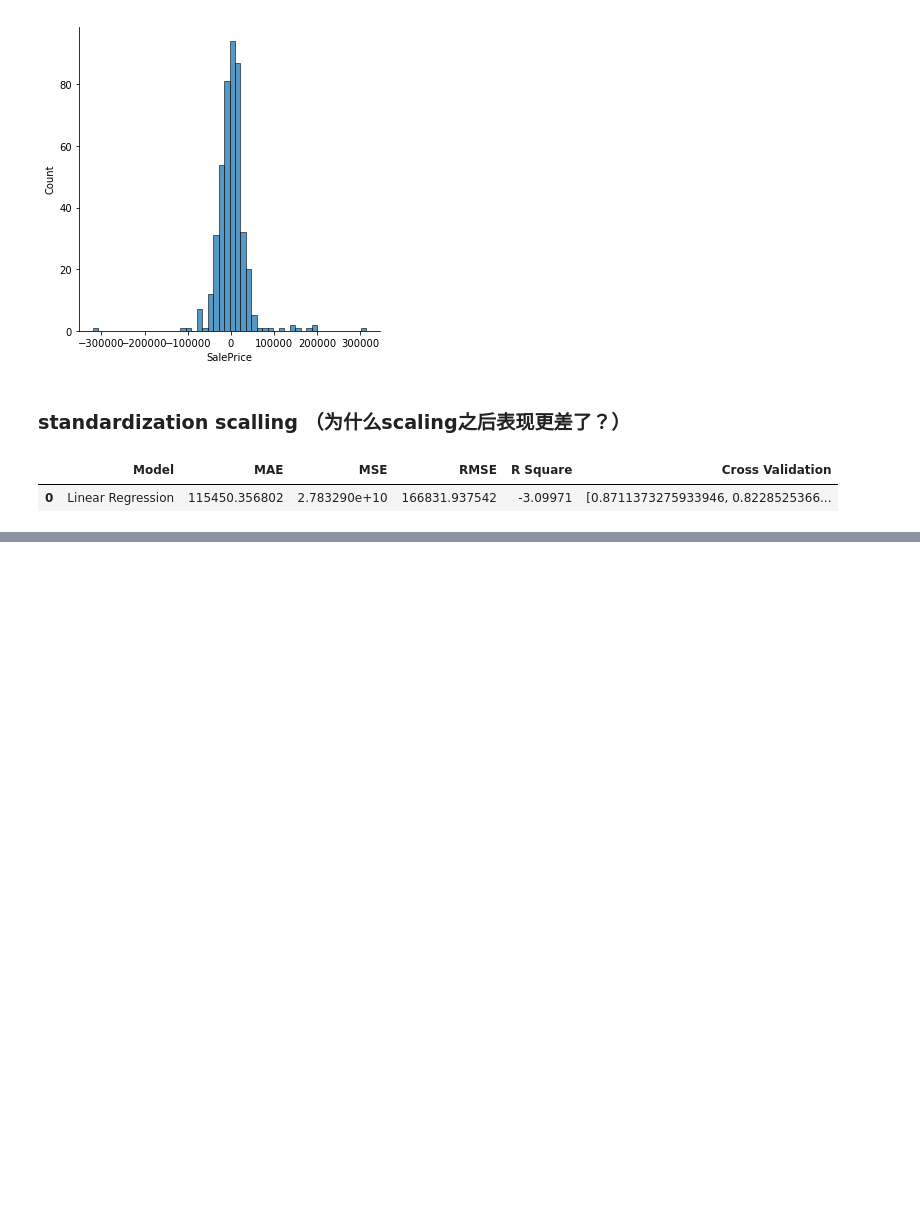
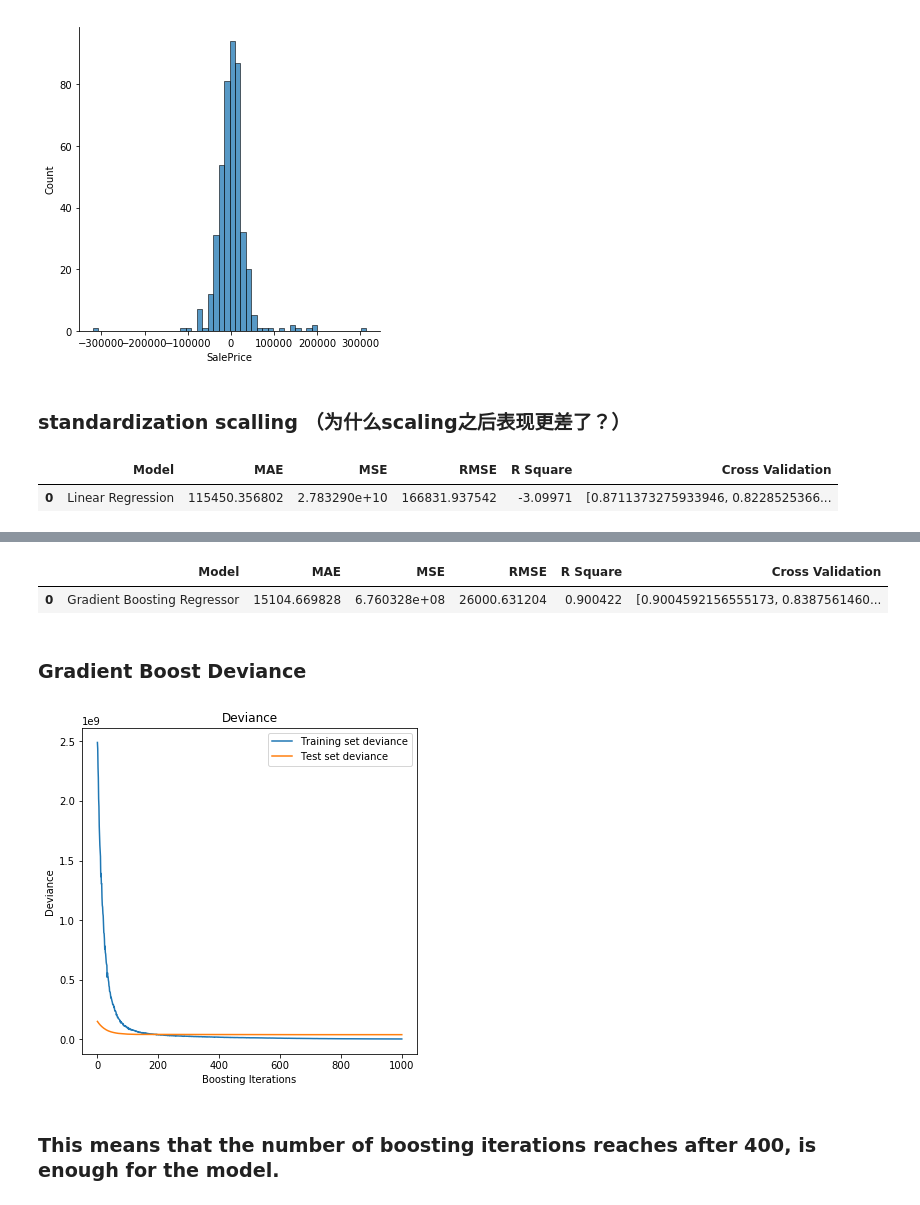
Before and after one commit to QIUYAN08042/NZseek_project, a Jupyter notebook: ML_House_price/House_Price_Pre.ipynb, the cells around one changed output, grey strips where cells are left out. Saved outputs shown, nothing was run; the diff lists cells and outputs as text; code cells hidden in the pictures; blank space fills up the shorter version.

Commit message:
update gradient boost

```diff
--- a/ML_House_price/House_Price_Pre.ipynb
+++ b/ML_House_price/House_Price_Pre.ipynb
@@ -529,0 +587,26 @@ evaluate_df_rf
+# %%
+from sklearn.model_selection import train_test_split
+
+x_train_gb, x_test_gb,y_train_gb, y_test_gb = train_test_split(x_house,y_house,test_size=0.3,random_state=0)
+# %%
+from sklearn.ensemble import GradientBoostingRegressor
+
+params = {'loss':'huber',
+        'learning_rate':0.03,
+        'n_estimators': 1000,
+        'subsample': 0.9,
+        'min_samples_split':10,
+        'max_depth': 5,
+}
+
+gb_model= GradientBoostingRegressor(**params)
+gb_model.fit(x_train_gb,y_train_gb)
+
+train_pred_gb = gb_model.predict(x_train_gb)
+test_pred_gb = gb_model.predict(x_test_gb)
+
+print('train set GradientBoost evaluation:\n________________')
+print_evaluate(y_train,train_pred_gb)
+print('===============')
+print('test set GradientBoost evaluation:\n_________________')
+print_evaluate(y_test,test_pred_gb)
@@ -529,0 +630,26 @@ evaluate_df_rf
+# %%
+evaluate_df_gb
+# %% [output]
+|  | Model | MAE | MSE | RMSE | R Square | Cross Validation |
+| 0 | Gradient Boosting Regressor | 15104.669828 | 6.760328e+08 | 26000.631204 | 0.900422 | [0.9004592156555173, 0.8387561460... |
+# %% [markdown]
+### Gradient Boost Deviance
+# %%
+test_score = np.zeros((params['n_estimators'],),dtype = np.float64)
+
+for i,y_pred in enumerate(gb_model.staged_predict(x_test_gb)):
+    test_score[i]=gb_model.loss_(y_test,y_pred)
+
+fig = plt.figure(figsize=(6,6))
+plt.subplot(1,1,1)
+plt.title('Deviance')
+plt.plot(np.arange(params['n_estimators'])+1,gb_model.train_score_,label='Training set deviance')
+plt.plot(np.arange(params['n_estimators'])+1,test_score,label='Test set deviance')
+plt.legend(loc='upper right')
+plt.xlabel('Boosting Iterations')
+plt.ylabel('Deviance')
+plt.show()
+# %% [output]
+[figure, added]
+# %% [markdown]
+### This means that the number of boosting iterations reaches after 400, is enough for the model.
```
Also changed, not shown: parts of 25 cells of this notebook.
